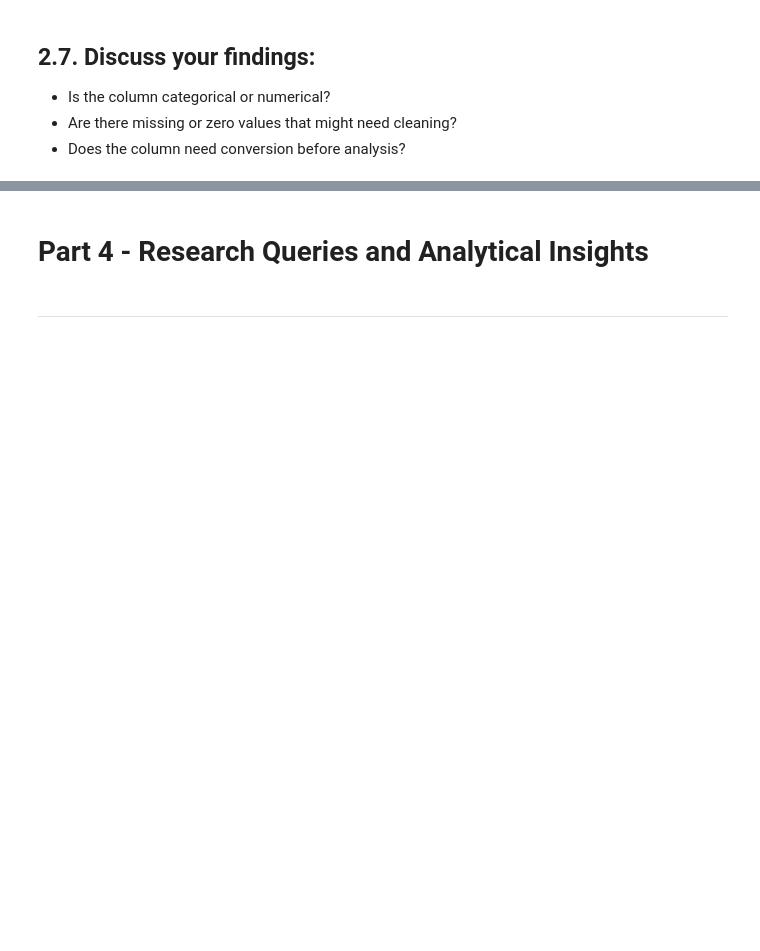
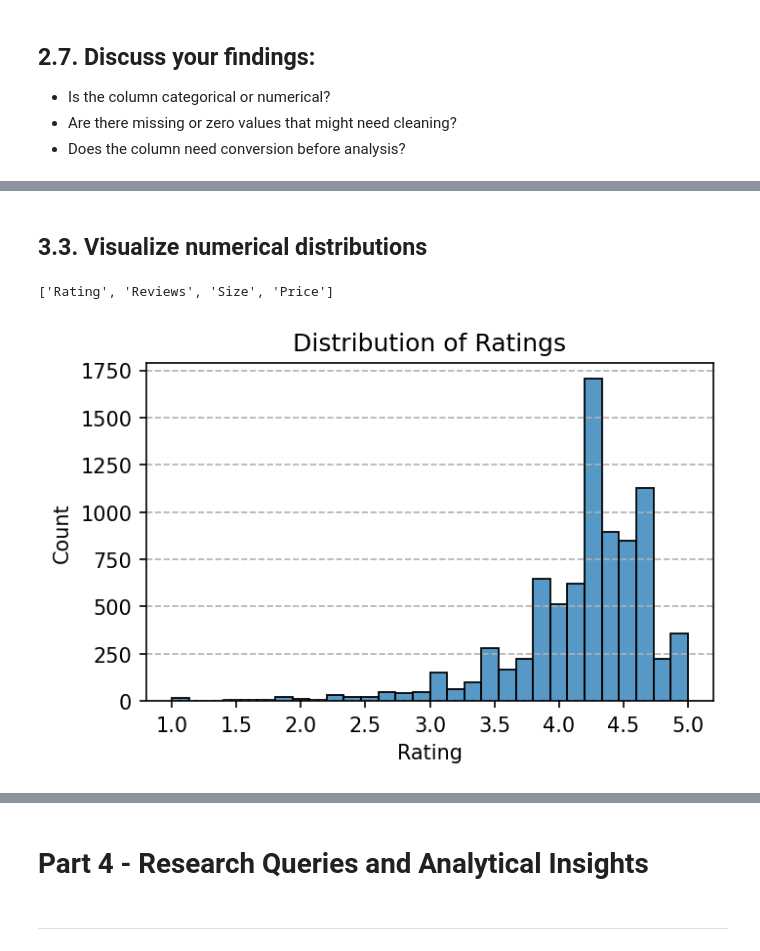
Before and after one commit to emredemirbas/google-playstore-eda, a Jupyter notebook: google_play_store_eda.ipynb, the cells around one changed output, grey strips where cells are left out. Cells and saved outputs as stored; diff of their text form; code cells hidden in the pictures; blank space fills up the shorter version.

```diff
--- a/google_play_store_eda.ipynb
+++ b/google_play_store_eda.ipynb
@@ -610,0 +674,4 @@ google_play_store_df[google_play_store_df["Android Ver"].isna()]
+# %%
+# as I explained above, I decided to drop rows that include missing ratings,
+# since filling in them with mean or median would make the Ratings column biased.
+google_play_store_df = google_play_store_df.dropna(axis=0, subset=["Rating"])
@@ -610,0 +698,2 @@ google_play_store_df[google_play_store_df["Android Ver"].isna()]
+# %%
+google_play_store_df = google_play_store_df.dropna(axis=0, subset=["Current Ver", "Android Ver"])
@@ -621,0 +850,16 @@ Decide whether to fill missing values (e.g., with median or mode), or drop rows/
+# %% [markdown]
+## 3.3. Visualize numerical distributions
+# %%
+numerical_columns
+# %% [output]
+['Rating', 'Reviews', 'Size', 'Price']
+# %%
+# Display Rating
+plt.figure(figsize=(5,3), dpi=150)
+sns.histplot(google_play_store_df["Rating"], bins=30)
+plt.title("Distribution of Ratings")
+plt.xlabel("Rating")
+plt.ylabel("Count")
+plt.grid(axis="y", linestyle="--")
+# %% [output]
+[figure, added]
```
Also changed, not shown: parts of 43 cells of this notebook.
